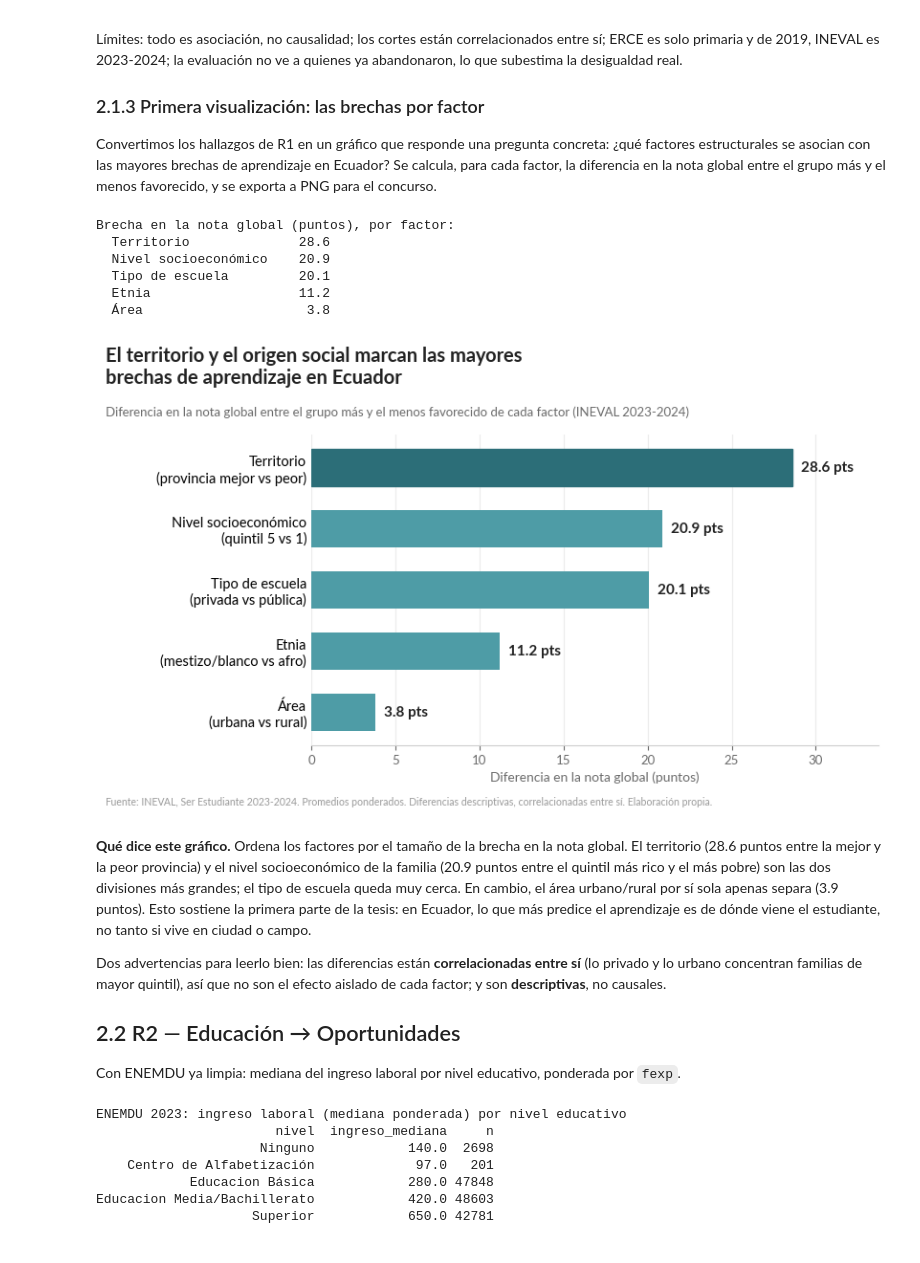
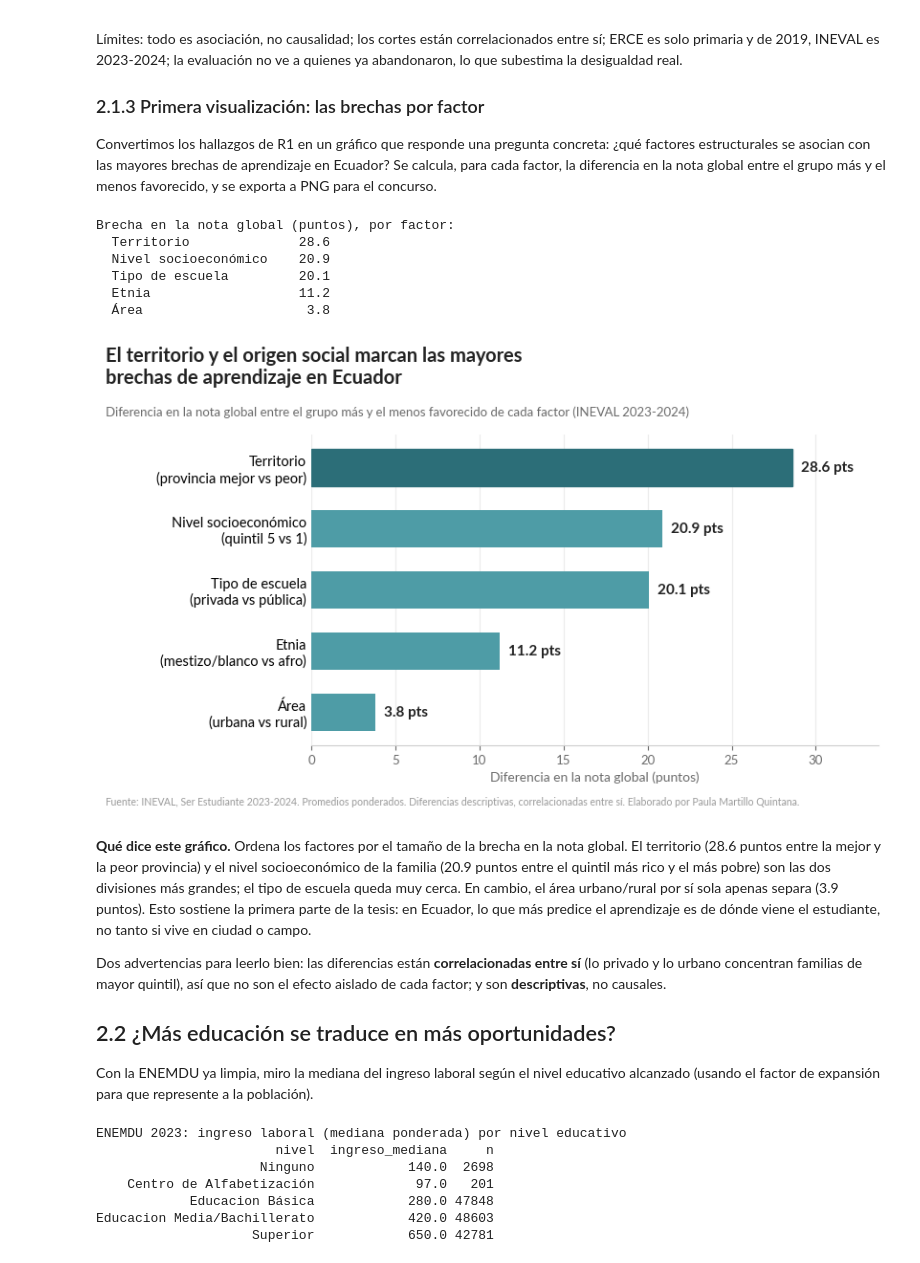
Before and after one commit to bypaupau/concurso-el-quantificador, a Jupyter notebook: education_ecuador_analysis.ipynb, the cells around one changed output. Drawn from its saved outputs; the diff is of its cells as text; code cells hidden in the pictures.

```diff
--- a/education_ecuador_analysis.ipynb
+++ b/education_ecuador_analysis.ipynb
@@ -1014,35 +1016,35 @@ gaps = {
 # Se imprimen los valores que alimentan el grafico (todo sale de INEVAL, nada esta fijado a mano)
 print("Brecha en la nota global (puntos), por factor:")
 for k, v in sorted(gaps.items(), key=lambda kv: -kv[1]):
     print(f"  {k.splitlines()[0]:22s} {v:>5}")
 
 items = sorted(gaps.items(), key=lambda kv: kv[1])   # ascendente: la brecha mayor queda arriba
 labels, vals = [k for k, _ in items], [v for _, v in items]
 
 fig, ax = plt.subplots(figsize=(8.6, 5.0))
 bars = ax.barh(labels, vals, color=TEAL, height=0.62, zorder=3)
 bars[-1].set_color(DARK)   # resaltar la brecha mayor
 for b, v in zip(bars, vals):
     ax.text(v + 0.5, b.get_y() + b.get_height() / 2, f"{v:g} pts",
             va="center", ha="left", fontsize=11, fontweight="bold", color=INK)
 ax.set_xlim(0, max(vals) * 1.18)
 ax.set_xlabel("Diferencia en la nota global (puntos)", fontsize=10, color=GRAY)
 estilo(ax); ax.tick_params(axis="y", length=0, labelsize=10.5)
 ax.tick_params(axis="x", colors=GRAY, labelsize=9.5); ax.xaxis.grid(True, color="#ECECEC")
 encabezado(fig, "El territorio y el origen social marcan las mayores\nbrechas de aprendizaje en Ecuador",
            "Diferencia en la nota global entre el grupo más y el menos favorecido de cada factor (INEVAL 2023-2024)",
-           "Fuente: INEVAL, Ser Estudiante 2023-2024. Promedios ponderados. Diferencias descriptivas, correlacionadas entre sí. Elaboración propia.",
+           "Fuente: INEVAL, Ser Estudiante 2023-2024. Promedios ponderados. Diferencias descriptivas, correlacionadas entre sí. Elaborado por Paula Martillo Quintana.",
            left=0.27)
 fig.savefig("figuras/01_brechas_factores.png", dpi=200, bbox_inches="tight", facecolor="white")
 plt.show()
 # %% [output]
 Brecha en la nota global (puntos), por factor:
   Territorio              28.6
   Nivel socioeconómico    20.9
   Tipo de escuela         20.1
   Etnia                   11.2
   Área                     3.8
-[figure, old version]
+[figure, new version]
 # %% [markdown]
 **Qué dice este gráfico.** Ordena los factores por el tamaño de la brecha en la nota global.
 El territorio (28.6 puntos entre la mejor y la peor provincia) y el nivel socioeconómico de la
@@ -1055,9 +1057,10 @@ Dos advertencias para leerlo bien: las diferencias están **correlacionadas entr
 y lo urbano concentran familias de mayor quintil), así que no son el efecto aislado de cada factor;
 y son **descriptivas**, no causales.
 
-## 2.2 R2 — Educación → Oportunidades
+## 2.2 ¿Más educación se traduce en más oportunidades?
 
-Con ENEMDU ya limpia: mediana del ingreso laboral por nivel educativo, ponderada por `fexp`.
+Con la ENEMDU ya limpia, miro la mediana del ingreso laboral según el nivel educativo alcanzado
+(usando el factor de expansión para que represente a la población).
 # %%
 r2 = (adultos.dropna(subset=["nivel_lbl", "fexp"])
              .groupby("nnivins")
```
Also changed, not shown: parts of 31 cells of this notebook, 11 other files.
